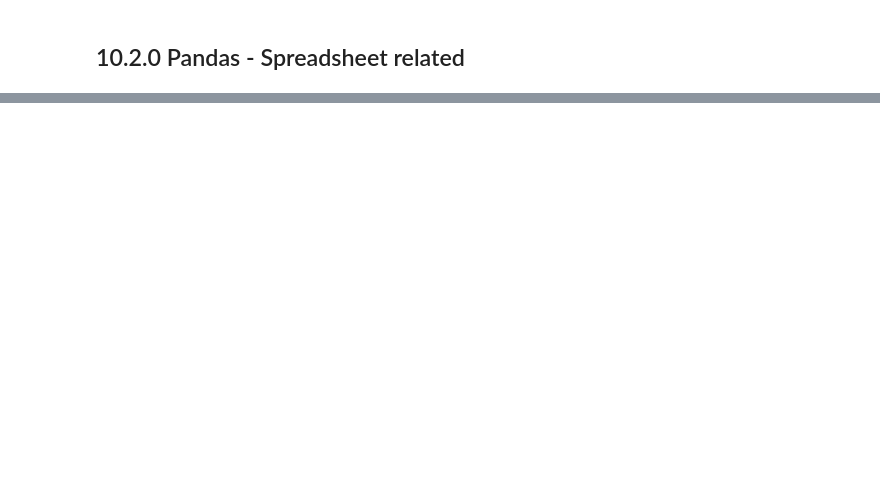
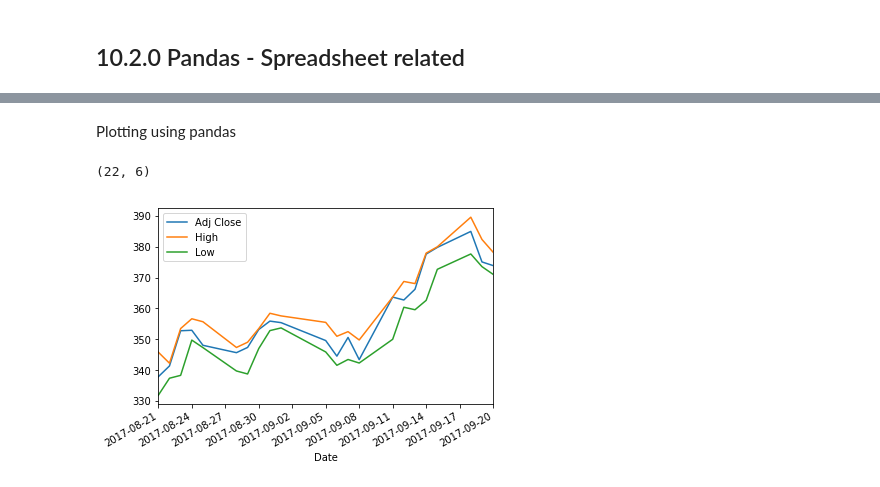
Before and after one commit to naputa68/python_practitioner, a Jupyter notebook: py_class_4.ipynb, the cells around one changed output, grey strips where cells are left out. Cells and saved outputs as stored; diff of their text form; code cells hidden in the pictures; blank space fills up the shorter version.

```diff
--- a/py_class_4.ipynb
+++ b/py_class_4.ipynb
@@ -69,0 +349,6 @@ from bs4 import BeautifulSoup as bs
+# %%
+url = "https://raw.githubusercontent.com/miga101/course-DSML-101/master/pandas_class/TSLA.csv"
+tesla = pd.read_csv(url, index_col=0, parse_dates=True) # index_col = 0, means that we want date to be our index
+                                                        # parse_dates=True, means we let Panda to "understand" the date format for us
+
+tesla
@@ -69,0 +374,12 @@ from bs4 import BeautifulSoup as bs
+# %% [markdown]
+Plotting using pandas
+# %%
+tesla.shape
+# %% [output]
+(22, 6)
+# %%
+import matplotlib.pyplot as plt
+tesla.plot(y = ['Adj Close','High','Low'])
+plt.show()
+# %% [output]
+[figure, added]
```
Also changed, not shown: parts of 151 cells of this notebook.
